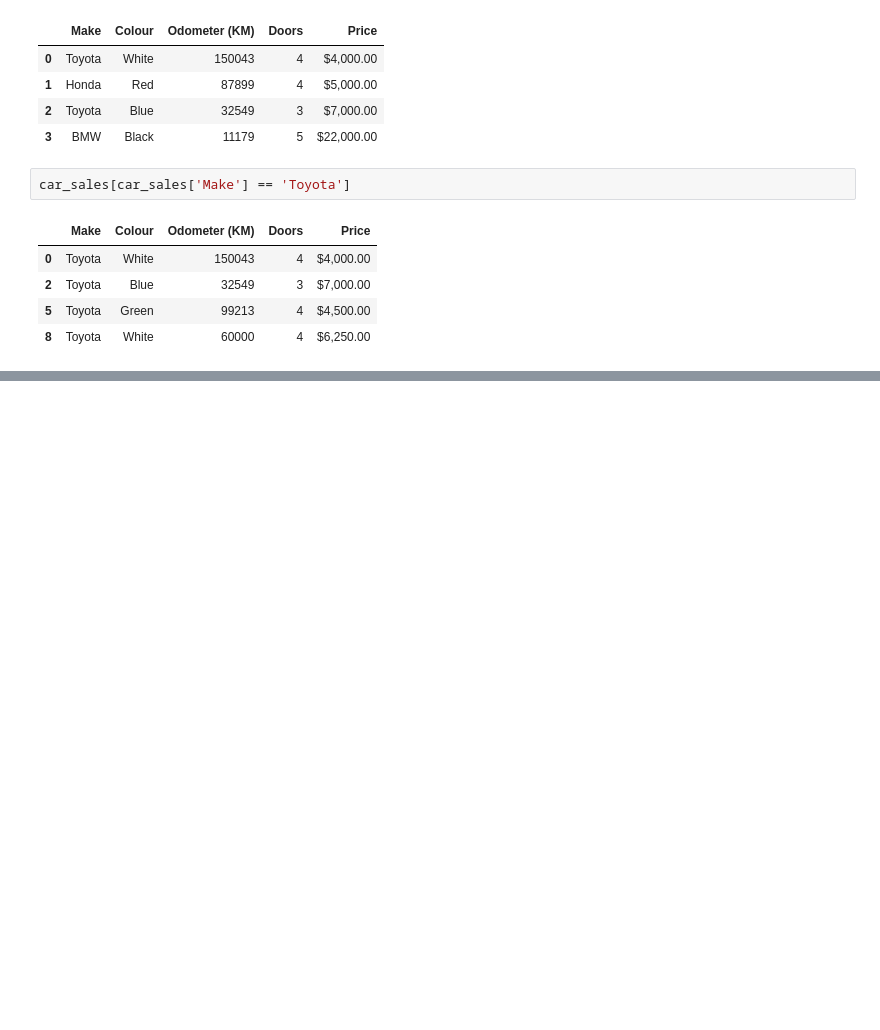
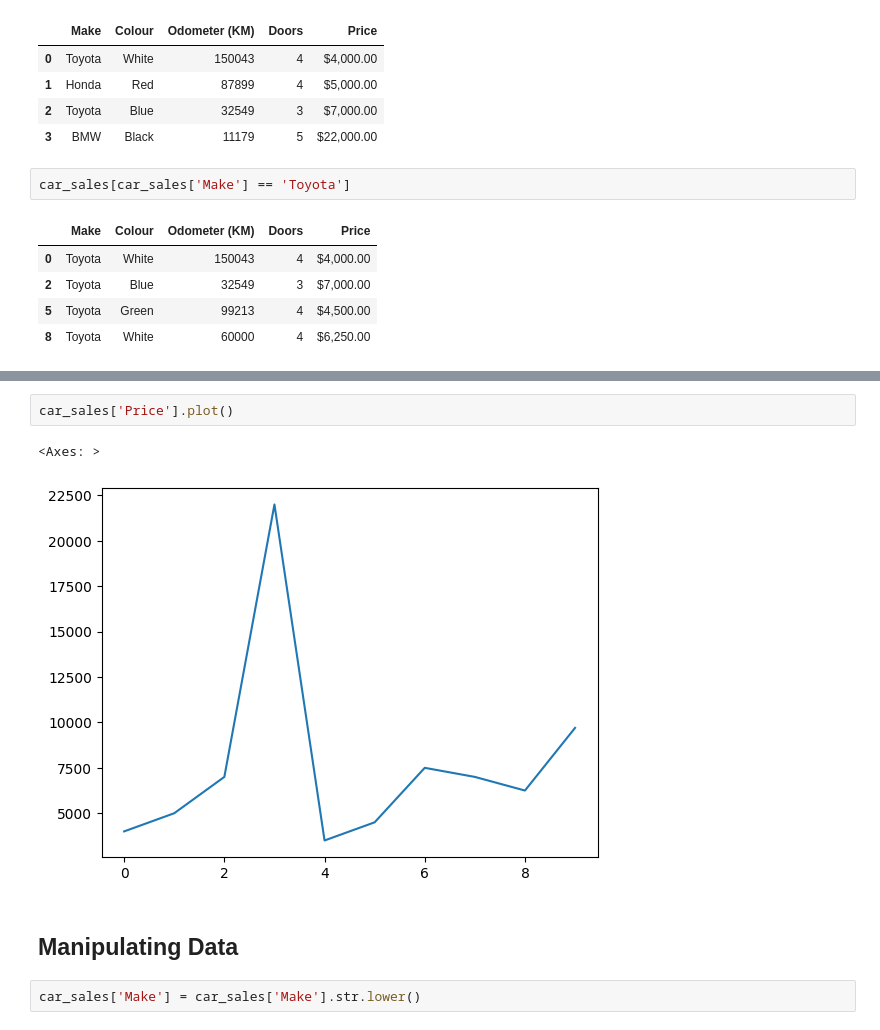
Before and after one commit to carlxxsinenomine/Hands-On-Pandas, a Jupyter notebook: intro-to-pandas.ipynb, the cells around one changed output, grey strips where cells are left out. Drawn from its saved outputs; the diff is of its cells as text; blank space fills up the shorter version.

Commit message:
Data manipulation

```diff
--- a/intro-to-pandas.ipynb
+++ b/intro-to-pandas.ipynb
@@ -215,0 +263,9 @@ car_sales[car_sales['Make'] == 'Toyota']
+# %%
+car_sales['Price'].plot()
+# %% [output]
+<Axes: >
+[figure, added]
+# %% [markdown]
+## Manipulating Data
+# %%
+car_sales['Make'] = car_sales['Make'].str.lower()
```
Also changed, not shown: parts of 13 cells of this notebook.
